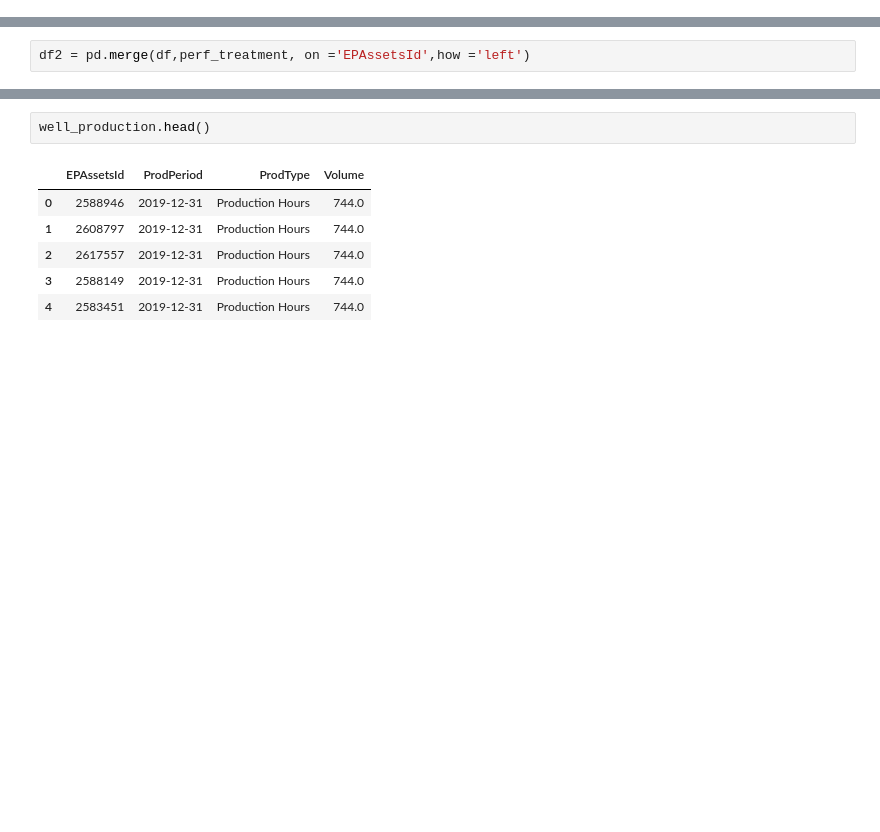
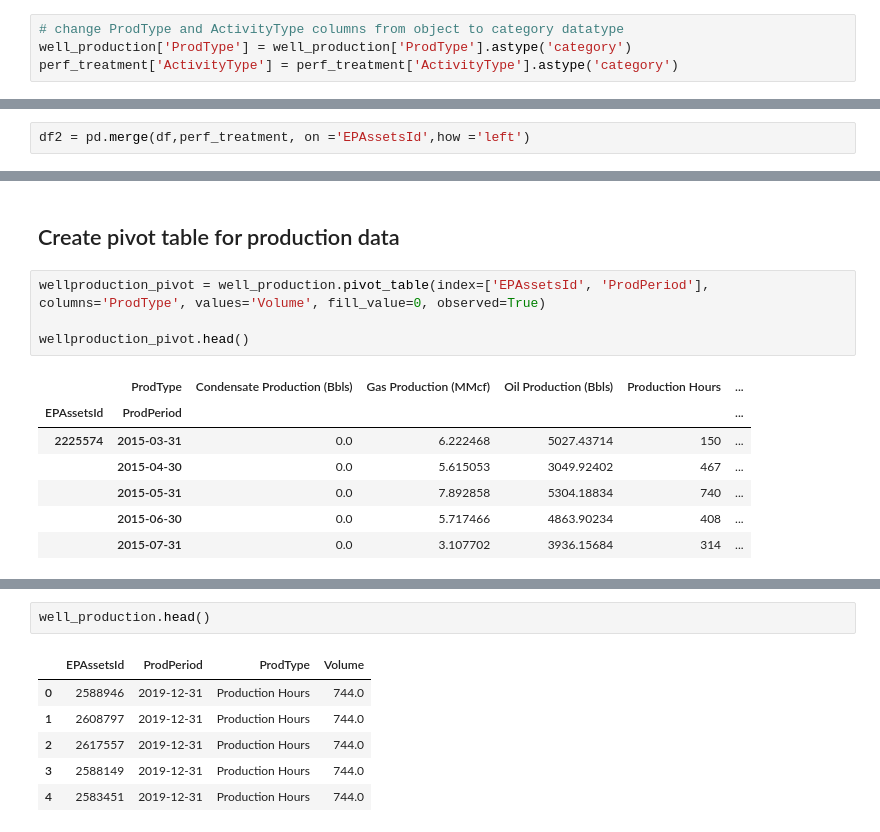
Before and after one commit to coy17a/2020DUCdatathon, a Jupyter notebook: EDA.ipynb, the cells around one changed output, grey strips where cells are left out. Cells and saved outputs as stored; diff of their text form; blank space fills up the shorter version.

```diff
--- a/EDA.ipynb
+++ b/EDA.ipynb
@@ -36,3 +140,7 @@ memory usage: 770.8+ KB
+# %%
+# change ProdType and ActivityType columns from object to category datatype
+well_production['ProdType'] = well_production['ProdType'].astype('category')
+perf_treatment['ActivityType'] = perf_treatment['ActivityType'].astype('category')
 # %% [markdown]
 ## Seewtviz Magic
 # %%
@@ -91,0 +256,14 @@ df2 = pd.merge(df,perf_treatment, on ='EPAssetsId',how ='left')
+# %% [markdown]
+## Create pivot table for production data
+# %%
+wellproduction_pivot = well_production.pivot_table(index=['EPAssetsId', 'ProdPeriod'], columns='ProdType', values='Volume', fill_value=0, observed=True)
+
+wellproduction_pivot.head()
+# %% [output]
+|  | ProdType | Condensate Production (Bbls) | Gas Production (MMcf) | Oil Production (Bbls) | Production Hours | ... |
+| EPAssetsId | ProdPeriod |  |  |  |  | ... |
+| 2225574 | 2015-03-31 | 0.0 | 6.222468 | 5027.43714 | 150 | ... |
+|  | 2015-04-30 | 0.0 | 5.615053 | 3049.92402 | 467 | ... |
+|  | 2015-05-31 | 0.0 | 7.892858 | 5304.18834 | 740 | ... |
+|  | 2015-06-30 | 0.0 | 5.717466 | 4863.90234 | 408 | ... |
+|  | 2015-07-31 | 0.0 | 3.107702 | 3936.15684 | 314 | ... |
```
Also changed, not shown: parts of 18 cells of this notebook, 4 other files.
